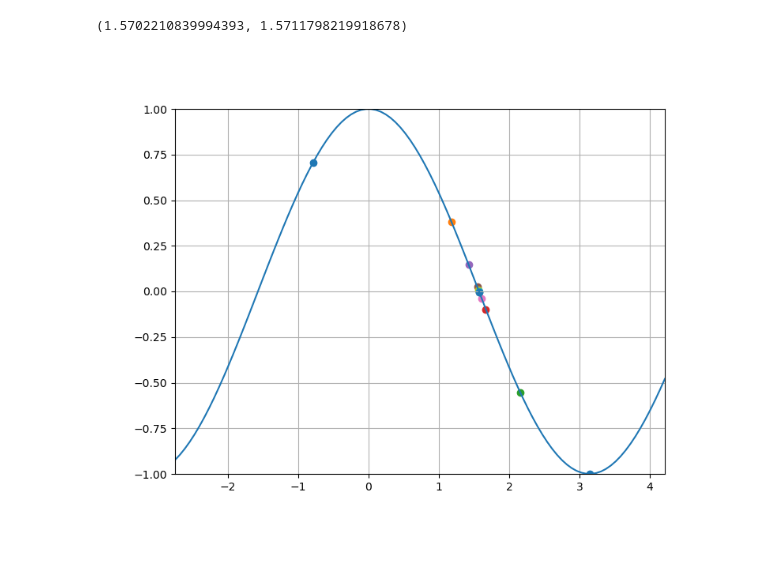
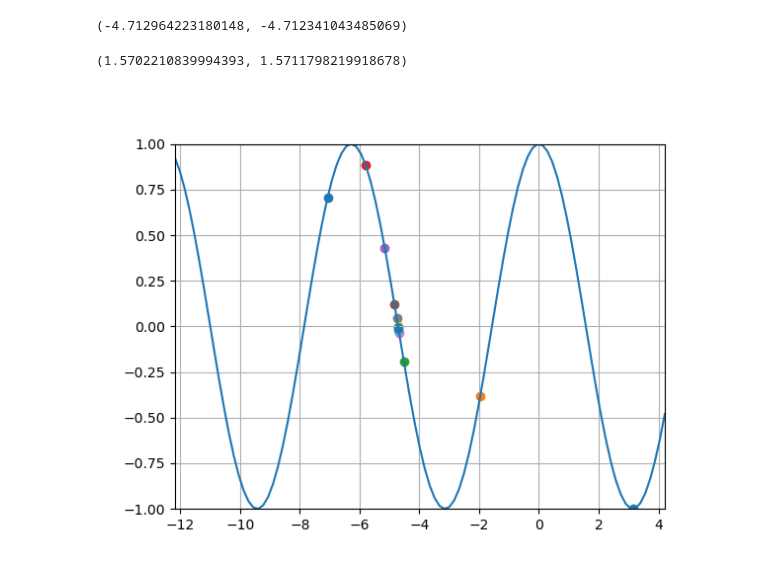
Before and after one commit to bourdin/MATH1MP3Fall2025, a Jupyter notebook: 11.1-Bisection.ipynb, the cells around one changed output. Saved outputs shown, nothing was run; the diff lists cells and outputs as text; code cells hidden in the pictures.

```diff
--- a/11.1-Bisection.ipynb
+++ b/11.1-Bisection.ipynb
@@ -31,46 +32,51 @@ def fprime(x):
     return -np.sin(x)
 
 
-a = -np.pi/4
+a = -9*np.pi/4
 b = np.pi
 eps = 1.e-3
+print(bisection(f, a, b, eps))
+# %% [output]
+(-4.712964223180148, -4.712341043485069)
 # %%
 print(bisection(f, a, b, eps))
 # %% [output]
 (1.5702210839994393, 1.5711798219918678)
 # %%
 X = np.linspace(a-(b-a)/2, b + (b-1)/2,101)
-fig, ax = plt.subplots(figsize = (8,6))
+fig, ax = plt.subplots()
+
 ax.plot(X,f(X))
 ax.axis((a-(b-a)/2, b + (b-1)/2,-1,1))
 
 def bisectionWithPlot(f, a, b, tol, nMax = 10):
     ax.scatter([a,b],[f(a), f(b)])
     if f(a) == 0.:
         print("The solution is: ", a)
         return a,a
     elif f(b) == 0.:
         print("The solution is: ", b)
         return b,b
     elif f(a) * f(b) >= 0:
         print("Error: the bisection method requires an initial interval [a,b] such that f(a)*f(b) <= 0, but we got f({a})*f({b}) = ", f(a)*f(b))
         return a,b
 
     numIter = 0
     while abs(b - a) >= tol and numIter < nMax:
         mid = (a + b)/2
         if f(mid) == 0:
             print("The solution is: ", mid)
             return mid,mid
         if f(a) * f(mid) < 0:
             b = mid
         if f(mid) * f(b) < 0:
             a = mid
         ax.scatter([mid],[f(mid)])
         numIter += 1
     return a, b
 
-bisectionWithPlot(f, a, b, eps, nMax = 10)
+bisectionWithPlot(f, a, b, eps, nMax = 10
+                 )
 ax.grid()
 # %% [output]
-[figure, old version]
+[figure, new version]
```
Also changed, not shown: parts of 1 cell of this notebook, 5 other files.
